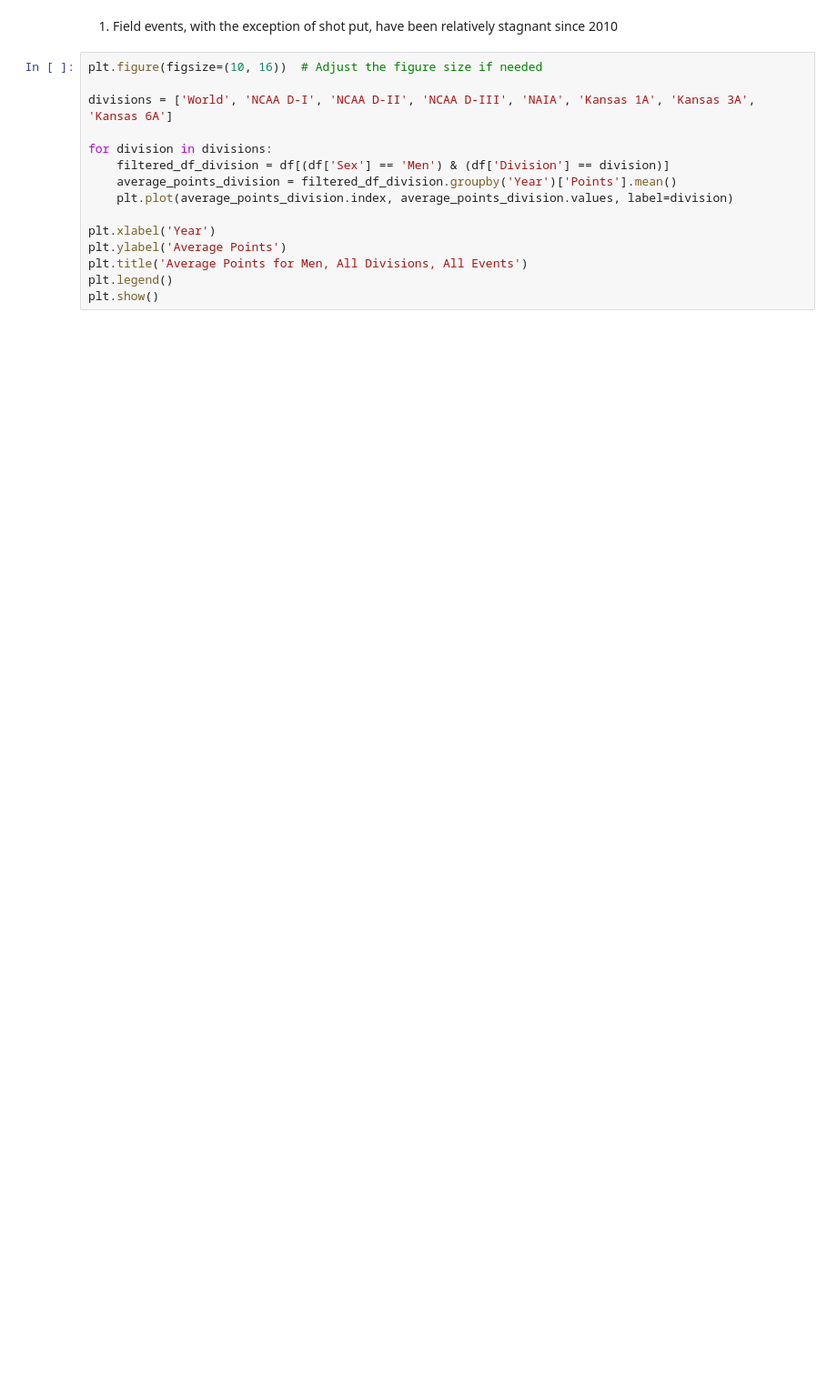
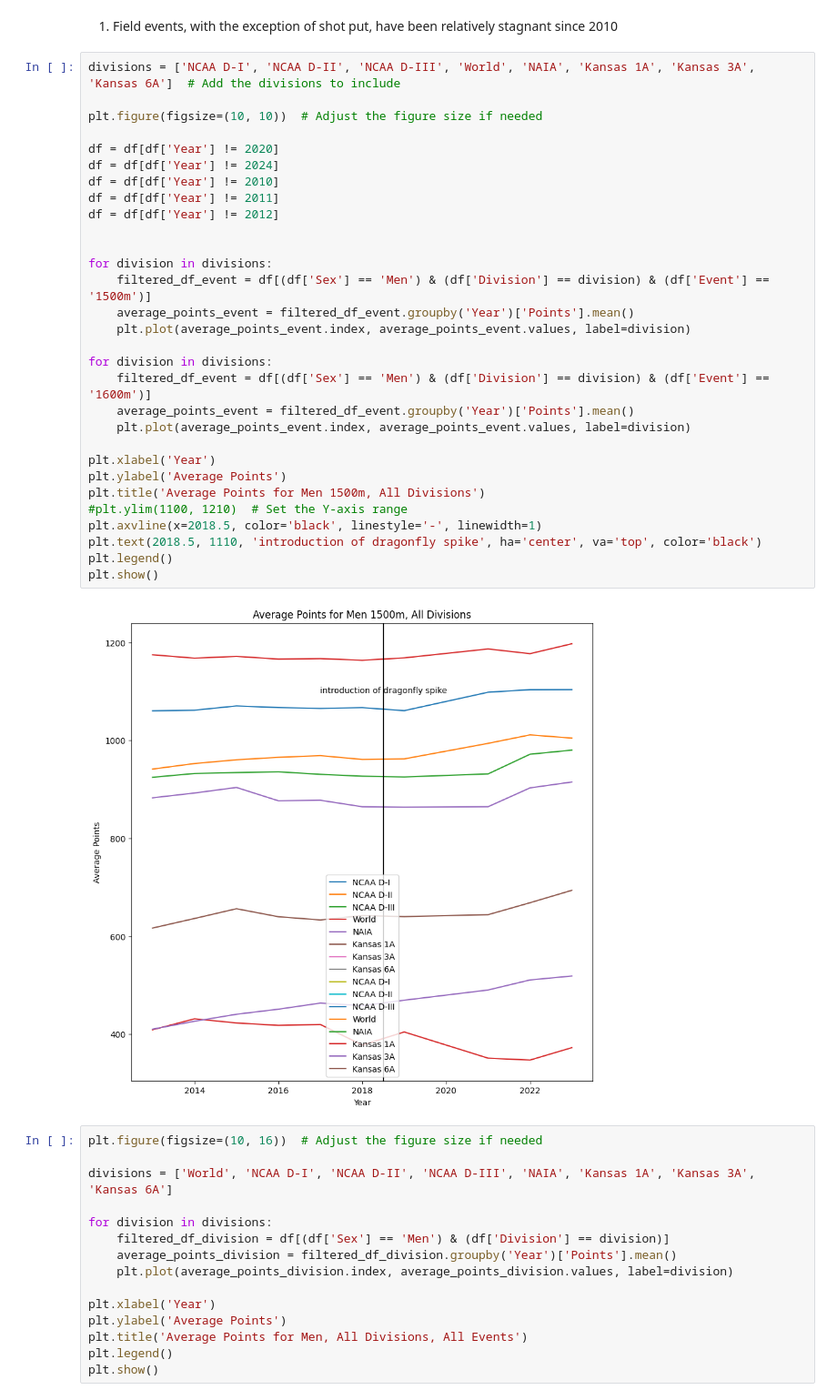
Before and after one commit to GeckoG/NW-Capstone, a Jupyter notebook: EDA.ipynb, the cells around one changed output. Shown at 91% size. Cells and saved outputs as stored; diff of their text form; blank space fills up the shorter version.

```diff
--- a/EDA.ipynb
+++ b/EDA.ipynb
@@ -180,6 +180,38 @@ plt.show()
 [figure]
 # %% [markdown]
 1. Field events, with the exception of shot put, have been relatively stagnant since 2010
+# %%
+divisions = ['NCAA D-I', 'NCAA D-II', 'NCAA D-III', 'World', 'NAIA', 'Kansas 1A', 'Kansas 3A', 'Kansas 6A']  # Add the divisions to include
+
+plt.figure(figsize=(10, 10))  # Adjust the figure size if needed
+
+df = df[df['Year'] != 2020]
+df = df[df['Year'] != 2024]
+df = df[df['Year'] != 2010]
+df = df[df['Year'] != 2011]
+df = df[df['Year'] != 2012]
+
+
+for division in divisions:
+    filtered_df_event = df[(df['Sex'] == 'Men') & (df['Division'] == division) & (df['Event'] == '1500m')]
+    average_points_event = filtered_df_event.groupby('Year')['Points'].mean()
+    plt.plot(average_points_event.index, average_points_event.values, label=division)
+
+for division in divisions:
+    filtered_df_event = df[(df['Sex'] == 'Men') & (df['Division'] == division) & (df['Event'] == '1600m')]
+    average_points_event = filtered_df_event.groupby('Year')['Points'].mean()
+    plt.plot(average_points_event.index, average_points_event.values, label=division)
+
+plt.xlabel('Year')
+plt.ylabel('Average Points')
+plt.title('Average Points for Men 1500m, All Divisions')
+#plt.ylim(1100, 1210)  # Set the Y-axis range
+plt.axvline(x=2018.5, color='black', linestyle='-', linewidth=1)
+plt.text(2018.5, 1110, 'introduction of dragonfly spike', ha='center', va='top', color='black')
+plt.legend()
+plt.show()
+# %% [output]
+[figure, added]
 # %%
 plt.figure(figsize=(10, 16))  # Adjust the figure size if needed
 
```
Also changed, not shown: parts of 2 cells of this notebook, 6 other files.
